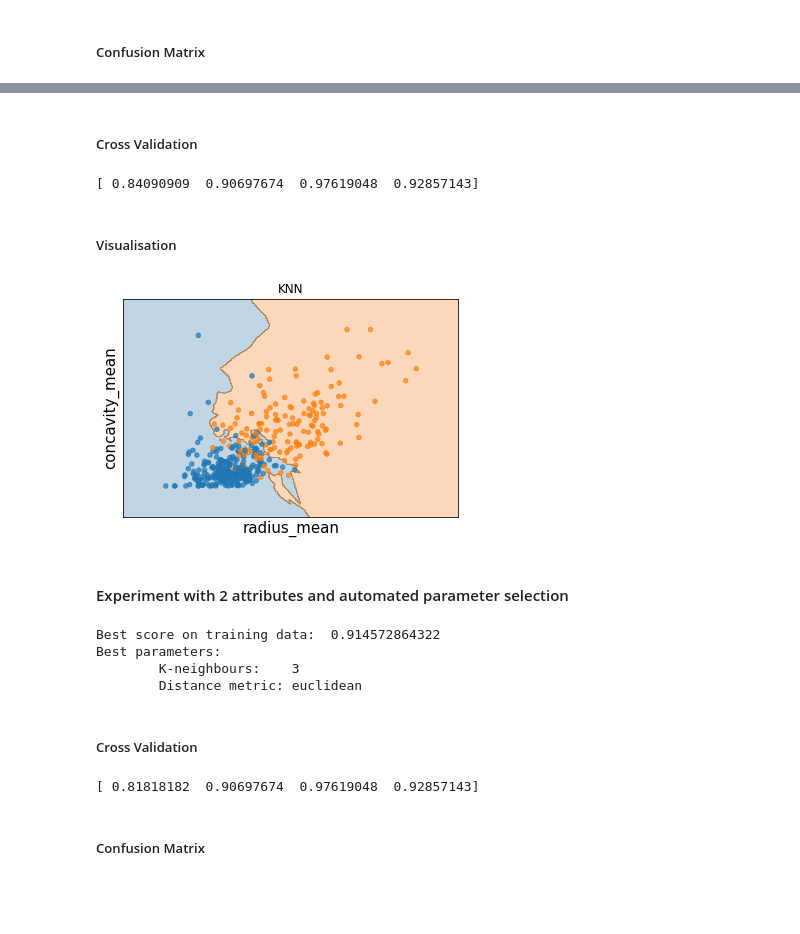
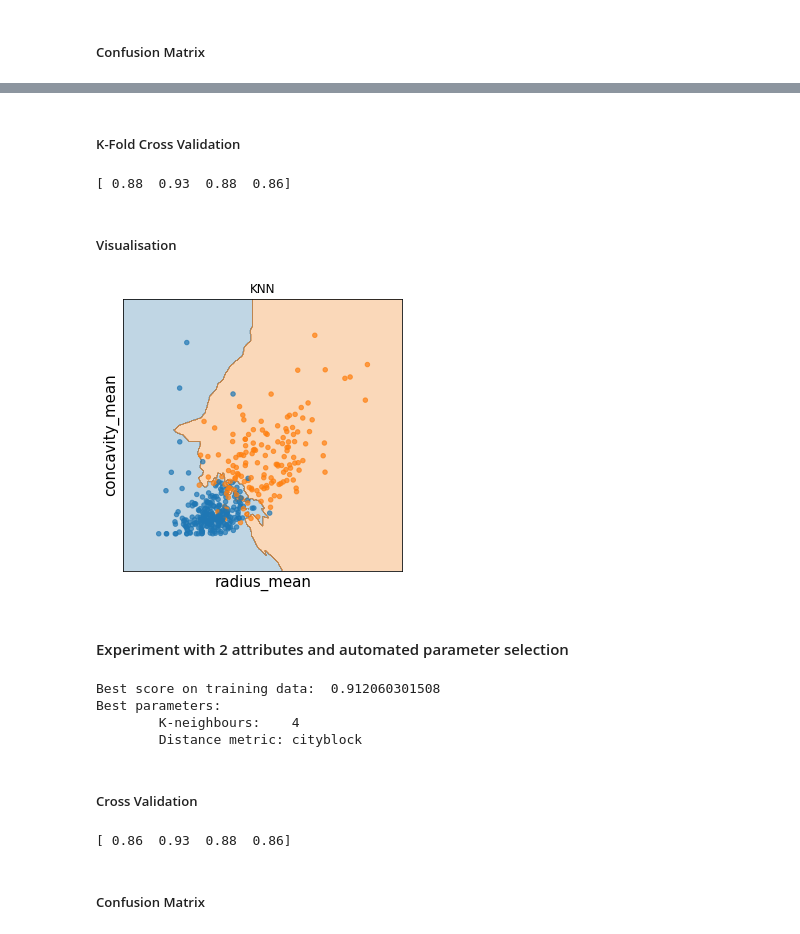
Before and after one commit to JonneyLloyd/data_mining, a Jupyter notebook: notebook.ipynb, the cells around one changed output, grey strips where cells are left out. Saved outputs shown, nothing was run; the diff lists cells and outputs as text; code cells hidden in the pictures; blank space fills up the shorter version.

Commit message:
Finished SVNs, formatting, started decision trees

```diff
--- a/notebook.ipynb
+++ b/notebook.ipynb
@@ -234,7 +278,0 @@ sorted(list(zip(mean_labels, model.feature_importances_)), key=lambda x: x[1], r
-# %%
-# Extra Trees Classifier showing relative importance of each attribute using entropy
-from sklearn import metrics
-from sklearn.ensemble import ExtraTreesClassifier
-model = ExtraTreesClassifier(criterion='entropy')
-model.fit(X_train, y_train)
-sorted(list(zip(mean_labels, model.feature_importances_)), key=lambda x: x[1], reverse=True)
@@ -338,18 +376,18 @@ print(confusion_matrix(y_test, y_pred))
 # %% [markdown]
-##### Cross Validation
+##### K-Fold Cross Validation
 # %%
 print(cross_val_score(clf, standardized_X_test[features], y_test, cv=4))
 # %% [output]
-[ 0.84090909  0.90697674  0.97619048  0.92857143]
+[ 0.88  0.93  0.88  0.86]
 # %% [markdown]
 ##### Visualisation
 # %%
-fig = plt.plot(figsize=(10,5))
+plt.figure(figsize=(5,5))
 ax = plt.gca()
 X0, X1 = X[:, 0], X[:, 1]
 plot_classifier(clf, ax, X0, X1, y, title='KNN', xlabel=features[0], ylabel=features[1])
 # %% [output]
-[figure, old version]
+[figure, new version]
 # %% [markdown]
 #### Experiment with 2 attributes and automated parameter selection
 # %%
@@ -367,16 +405,16 @@ print('Best parameters:')
 print('\tK-neighbours:\t', grid.best_estimator_.n_neighbors)
 print('\tDistance metric:', grid.best_estimator_.metric)
 # %% [output]
-Best score on training data:  0.914572864322
+Best score on training data:  0.912060301508
 Best parameters:
-        K-neighbours:    3
-        Distance metric: euclidean
+        K-neighbours:    4
+        Distance metric: cityblock
 # %% [markdown]
 ##### Cross Validation
 # %%
 print(cross_val_score(grid.best_estimator_, standardized_X_test[features], y_test, cv=4))
 # %% [output]
-[ 0.81818182  0.90697674  0.97619048  0.92857143]
+[ 0.86  0.93  0.88  0.86]
 # %% [markdown]
 ##### Confusion Matrix
 # %%
```
Also changed, not shown: parts of 78 cells of this notebook.
